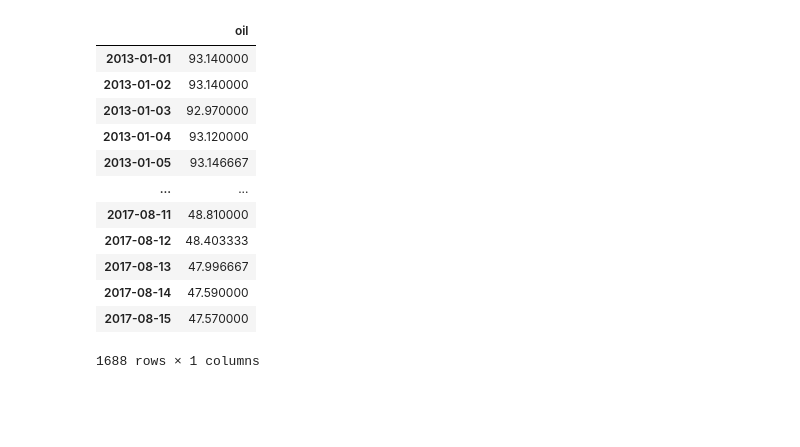
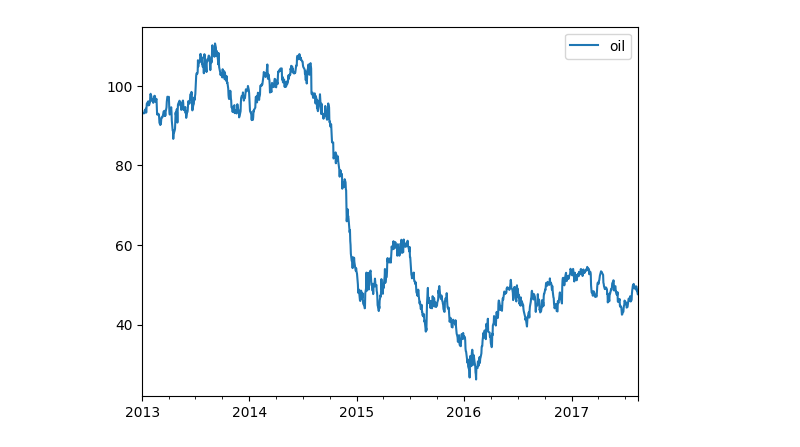
Before and after one commit to davidxmoody/kaggle, a Jupyter notebook: store-sales-time-series-forecasting/notebook.ipynb, the cells around one changed output. Saved outputs shown, nothing was run; the diff lists cells and outputs as text; code cells hidden in the pictures; blank space fills up the shorter version.

```diff
--- a/store-sales-time-series-forecasting/notebook.ipynb
+++ b/store-sales-time-series-forecasting/notebook.ipynb
@@ -25,22 +24,11 @@ transactions = pd.read_csv(
 # %%
 oil = oil.rename(columns={"dcoilwtico": "oil"})
 oil = oil.reindex(pd.date_range(train.date.min(), train.date.max()))
 oil = oil.interpolate(method="linear", limit_direction="both")
-oil
+oil.plot.line()
+plt.show()
 # %% [output]
-|  | oil |
-| 2013-01-01 | 93.140000 |
-| 2013-01-02 | 93.140000 |
-| 2013-01-03 | 92.970000 |
-| 2013-01-04 | 93.120000 |
-| 2013-01-05 | 93.146667 |
-| ... | ... |
-| 2017-08-11 | 48.810000 |
-| 2017-08-12 | 48.403333 |
-| 2017-08-13 | 47.996667 |
-| 2017-08-14 | 47.590000 |
-| 2017-08-15 | 47.570000 |
-1688 rows × 1 columns
+[figure, added]
 # %%
 holiday_dates = holidays.loc[
     (holidays.transferred == False) & (holidays.locale == "National")
```
Also changed, not shown: parts of 4 cells of this notebook, 2 other files.
